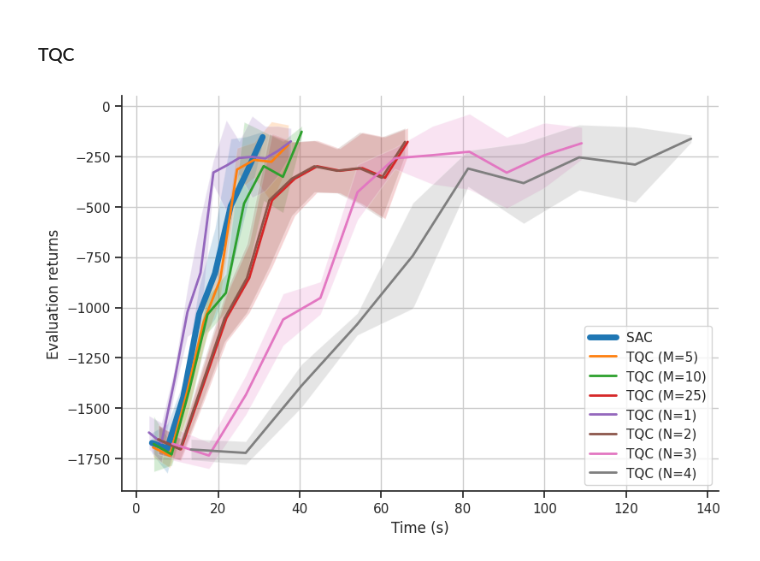
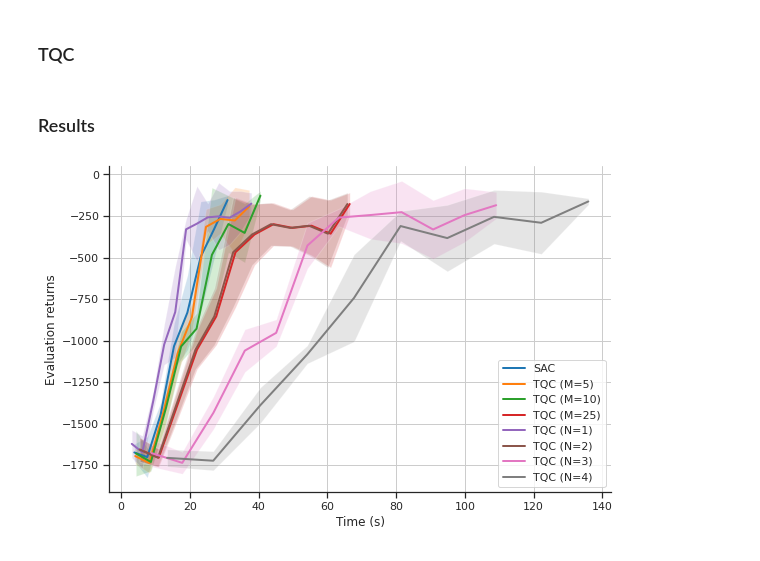
Before and after one commit to julesdubr/iar_tqc, a Jupyter notebook: plot.ipynb, the cells around one changed output. Cells and saved outputs as stored; diff of their text form; code cells hidden in the pictures.

```diff
--- a/plot.ipynb
+++ b/plot.ipynb
@@ -43,8 +102,6 @@ for d in listdir(cdir):
 
     if "TQC" in d:
         with np.load(path + "/evaluations.npz") as data:
-            data = dict(data)
-            print(data.keys())
             tqc_rewards.append(data["results"])
             timesteps = data["timesteps"]
 
@@ -529,9 +568,11 @@ for n_critics in [1, 2, 3, 4]:
         "std": tqc_std,
         "times": tqc_times_mean,
     }
+# %% [markdown]
+### Results
 # %%
 date = datetime.now().strftime("%m%d_%H%M%S")
-resdir = f"data/pendulum_perf_{date}.pkl"
+resdir = f"data/pendulum_curves_{date}.pkl"
 
 datas = {
     "tqc": tqc_datas,
@@ -545,36 +586,34 @@ filename = f"pendulum_perf_{date}"
 
 with open(f"data/{filename}.pkl", "rb") as f:
     datas = pk.load(f)
-# %%
-def cut_arrays(algo_data):
-    cut = np.argmax(algo_data["mean"] > reward_threshold)
-    cut = None if cut <= 0 else cut + 1
-    return algo_data["mean"][:cut], algo_data["std"][:cut], algo_data["times"][:cut]
 # %%
 fig, ax = plt.subplots(figsize=(9,6))
 
+fails_colors = ["#bcbd22", "#17becf"]
+
 mean, std, times = cut_arrays(datas["sac"])
-ax.plot(times, mean, label="SAC", linewidth=5)
+ax.plot(times, mean, label="SAC", linewidth=2)
 ax.fill_between(times, mean-std, mean+std, alpha=0.2)
 
 for n_quantiles in [5, 10, 25]:
-    mean, std, times = cut_arrays(tqc_datas["n_quantiles"][n_quantiles])
+    mean, std, times = cut_arrays(datas["tqc"]["n_quantiles"][n_quantiles])
     ax.plot(times, mean, label=f"TQC (M={n_quantiles})", linewidth=2)
     ax.fill_between(times, mean-std, mean+std, alpha=0.2)
 
 for n_critics in [1, 2, 3, 4]:
-    mean, std, times = cut_arrays(tqc_datas["n_critics"][n_critics])
+    mean, std, times = cut_arrays(datas["tqc"]["n_critics"][n_critics])
     ax.plot(times, mean, label=f"TQC (N={n_critics})", linewidth=2)
     ax.fill_between(times, mean-std, mean+std, alpha=0.2)
 
-ax.legend()
+ax.legend(loc="lower right")
+# ax.set_xlim([0, 140])
 ax.set_xlabel("Time (s)")
 ax.set_ylabel("Evaluation returns")
 
 fig.savefig(
-    f"plots/pendulum_sac_tqc_perf_success.png", facecolor="white", transparent=False
+    f"plots/pendulum_sac_tqc_perf.png", facecolor="white", transparent=False
 )
 
 plt.show()
 # %% [output]
-[figure, old version]
+[figure, new version]
```
Also changed, not shown: parts of 13 cells of this notebook, 18 other files.
